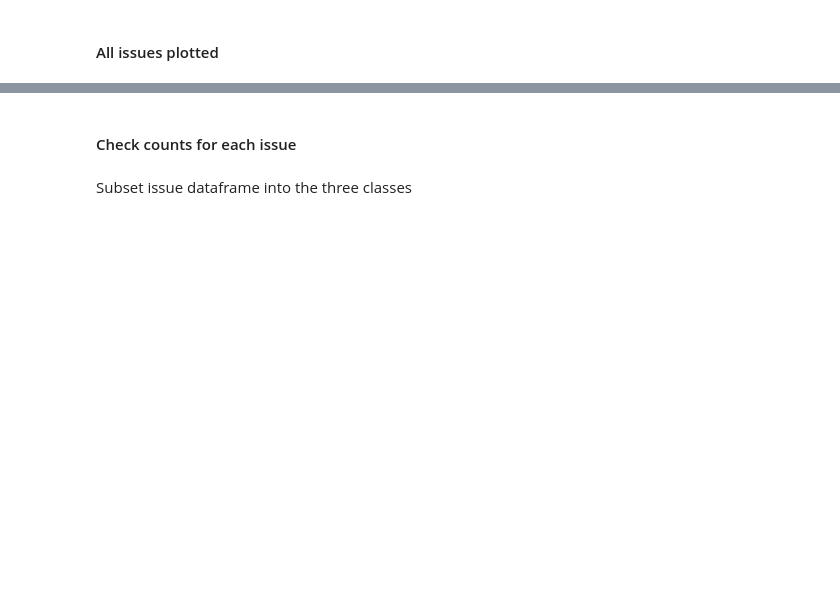
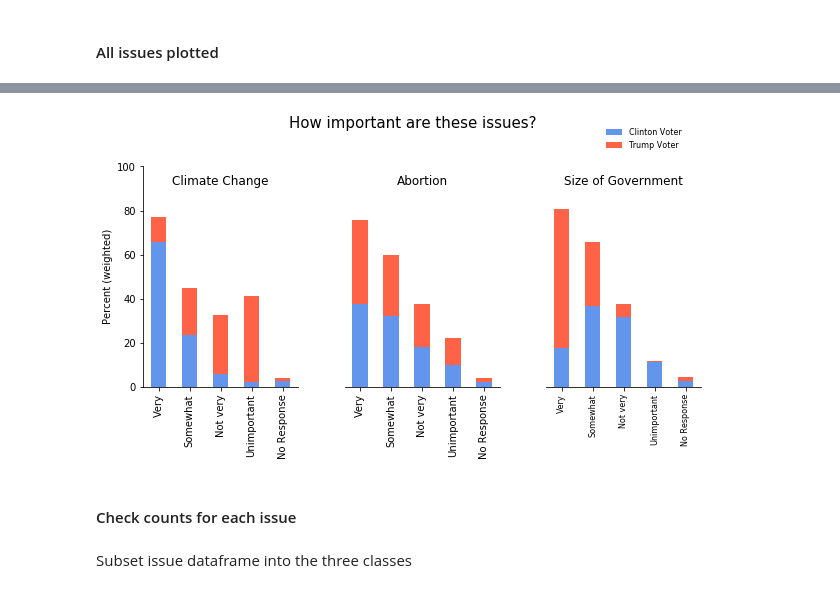
Before and after one commit to ali0003433/predict-by-issue-prioritization, a Jupyter notebook: notebooks/2-al-exploration.ipynb, the cells around one changed output, grey strips where cells are left out. Drawn from its saved outputs; the diff is of its cells as text; code cells hidden in the pictures; blank space fills up the shorter version.

```diff
--- a/notebooks/2-al-exploration.ipynb
+++ b/notebooks/2-al-exploration.ipynb
@@ -321,7 +320,7 @@ plt.show()
 # %% [markdown]
 Print weighted responses to importance of <b>abortion</b>
 # %%
-abort_weighted = calc.distribution(grouped, 'imiss_t_2016').round(3)
+abort_weighted = calc.distribution(grouped_bins, 'imiss_t_2016').round(3)
 print(abort_weighted)
 # %% [output]
 imiss_t_2016    1.0    2.0    3.0    4.0    8.0
@@ -342,7 +338,7 @@ plt.show()
 # %% [markdown]
 Print weighted responses to importance of <b>size of government</b>
 # %%
-gov_weighted = calc.distribution(grouped, 'imiss_u_2016').round(3)
+gov_weighted = calc.distribution(grouped_bins, 'imiss_u_2016').round(3)
 print(gov_weighted)
 # %% [output]
 imiss_u_2016    1.0    2.0    3.0    4.0    8.0
@@ -396,3 +384,49 @@ for ind, col in enumerate(col_list):
+# %%
+palette_short = ['cornflowerblue','tomato','white']
+fig, (ax1, ax2, ax3) = plt.subplots(1,3,sharex=True, sharey=True, figsize=(10,3.5))
+clim_weighted.T.plot(kind='bar', stacked=True, color=palette_short, ax=ax1)
+abort_weighted.T.plot(kind='bar', stacked=True, color=palette_short, ax=ax2)
+gov_weighted.T.plot(kind='bar', stacked=True, color=palette_short, ax=ax3)
+ax1.set_title('Climate Change', y=.89)
+ax2.set_title('Abortion', y=.89)
+ax3.set_title('Size of Government', y=.89)
+pres_cat_list = ['Clinton Voter', 'Trump Voter']
+ax1.get_legend().remove()
+ax2.get_legend().remove()
+ax3.get_legend().remove()
+
+N = 5
+ind = np.arange(N)
+x_ticks = ('Very','Somewhat','Not very', 'Unimportant', 'No Response')
+plt.xticks(ind, x_ticks, fontsize=8)
+frame1 = plt.gca()
+ax1.get_yaxis().set_label('Weighted frequency')
+frame1.axes.get_yaxis().set_visible(False)
+frame1.axes.set_ylim(0,1)
+ax2.axes.get_yaxis().set_visible(False)
+ax3.axes.get_yaxis().set_visible(False)
+
+ax1.spines['top'].set_visible(False)
+ax1.spines['right'].set_visible(False)
+
+ax2.spines['left'].set_visible(False)
+ax2.spines['right'].set_visible(False)
+ax2.spines['top'].set_visible(False)
+ax3.spines['left'].set_visible(False)
+ax3.spines['right'].set_visible(False)
+ax3.spines['top'].set_visible(False)
+plt.subplots_adjust(top=1, wspace=.3)
+fig.suptitle('How important are these issues?', y=1.2, fontsize=15, ha='center')
+ax1.set_ylabel('Percent (weighted)')
+ax1.set_xlabel('')
+ax2.set_xlabel('')
+ax3.set_xlabel('')
+ax1.set_yticklabels([0, 20, 40, 60, 80, 100])
+ax3.legend(pres_cat_list, fontsize=8, loc='upper center', bbox_to_anchor=(.63,1.2), borderpad=.2, frameon=False)
+plt.savefig('three_barplts.png')
+plt.show()
+# %% [output]
+[figure, added]
 # %% [markdown]
 #### Check counts for each issue
 # %% [markdown]
```
Also changed, not shown: parts of 23 cells of this notebook, 6 other files.
